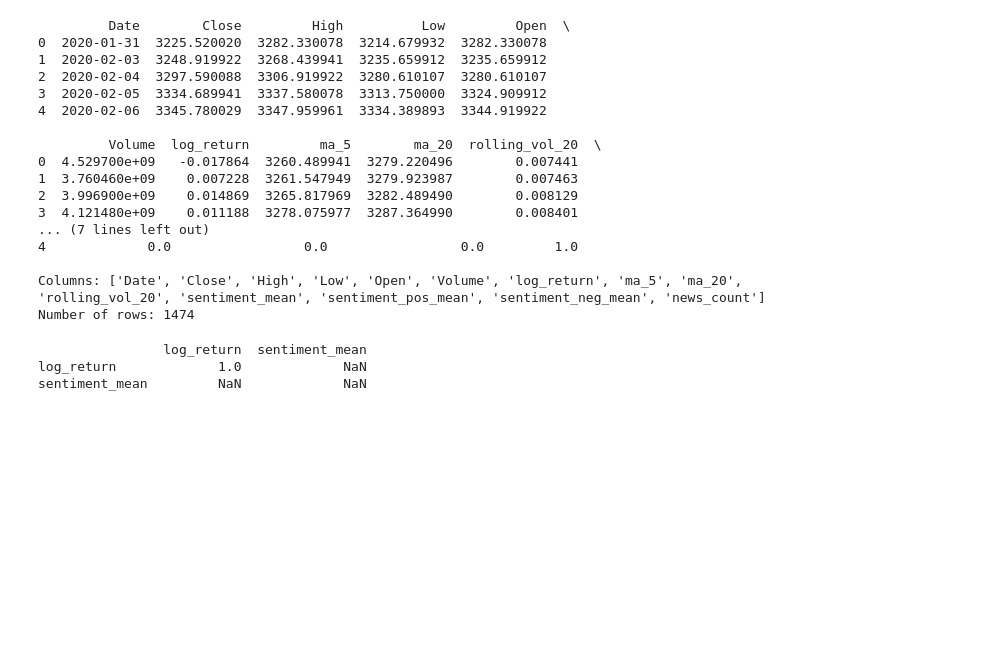
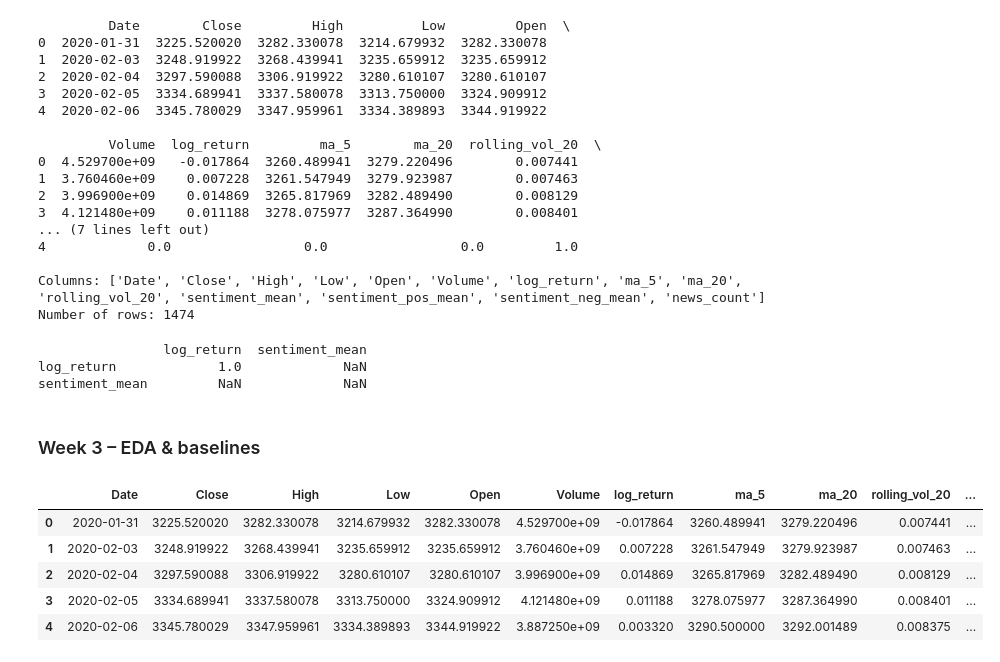
Before and after one commit to mahdi-rjb/explainable-generative-ai-financial-forecasting, a Jupyter notebook: 03_Notebooks/01_Data_Exploration.ipynb, the cells around one changed output. Drawn from its saved outputs; the diff is of its cells as text; code cells hidden in the pictures; blank space fills up the shorter version.

```diff
--- a/03_Notebooks/01_Data_Exploration.ipynb
+++ b/03_Notebooks/01_Data_Exploration.ipynb
@@ -201,3 +196,20 @@ print(df_features[["log_return", "sentiment_mean"]].corr())
                 log_return  sentiment_mean
 log_return             1.0             NaN
 sentiment_mean         NaN             NaN
+# %% [markdown]
+### Week 3 – EDA & baselines
+# %%
+import pandas as pd
+import matplotlib.pyplot as plt
+
+features_path = "../02_Data/Processed/sp500_features_daily.csv"
+df = pd.read_csv(features_path, parse_dates=["Date"])
+
+df.head()
+# %% [output]
+|  | Date | Close | High | Low | Open | Volume | log_return | ma_5 | ma_20 | rolling_vol_20 | ... |
+| 0 | 2020-01-31 | 3225.520020 | 3282.330078 | 3214.679932 | 3282.330078 | 4.529700e+09 | -0.017864 | 3260.489941 | 3279.220496 | 0.007441 | ... |
+| 1 | 2020-02-03 | 3248.919922 | 3268.439941 | 3235.659912 | 3235.659912 | 3.760460e+09 | 0.007228 | 3261.547949 | 3279.923987 | 0.007463 | ... |
+| 2 | 2020-02-04 | 3297.590088 | 3306.919922 | 3280.610107 | 3280.610107 | 3.996900e+09 | 0.014869 | 3265.817969 | 3282.489490 | 0.008129 | ... |
+| 3 | 2020-02-05 | 3334.689941 | 3337.580078 | 3313.750000 | 3324.909912 | 4.121480e+09 | 0.011188 | 3278.075977 | 3287.364990 | 0.008401 | ... |
+| 4 | 2020-02-06 | 3345.780029 | 3347.959961 | 3334.389893 | 3344.919922 | 3.887250e+09 | 0.003320 | 3290.500000 | 3292.001489 | 0.008375 | ... |
```
Also changed, not shown: parts of 8 cells of this notebook, 5 other files.
